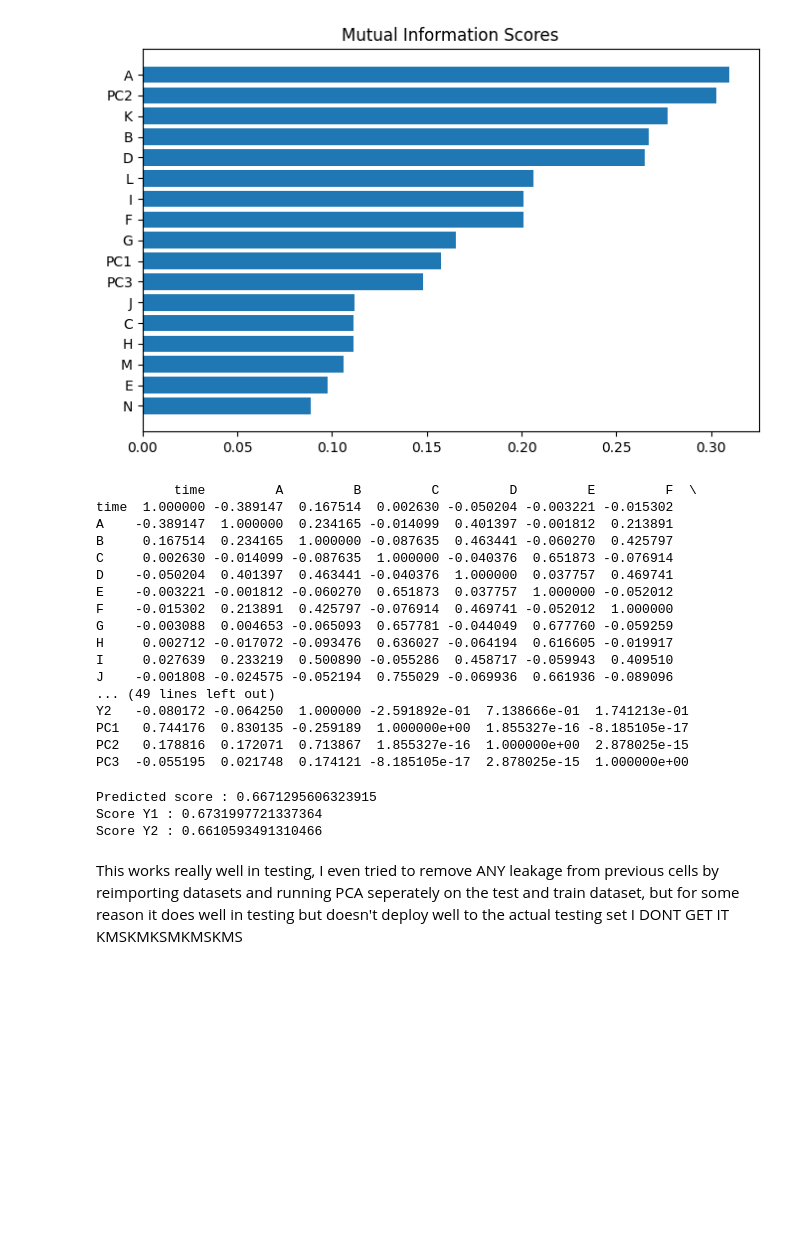
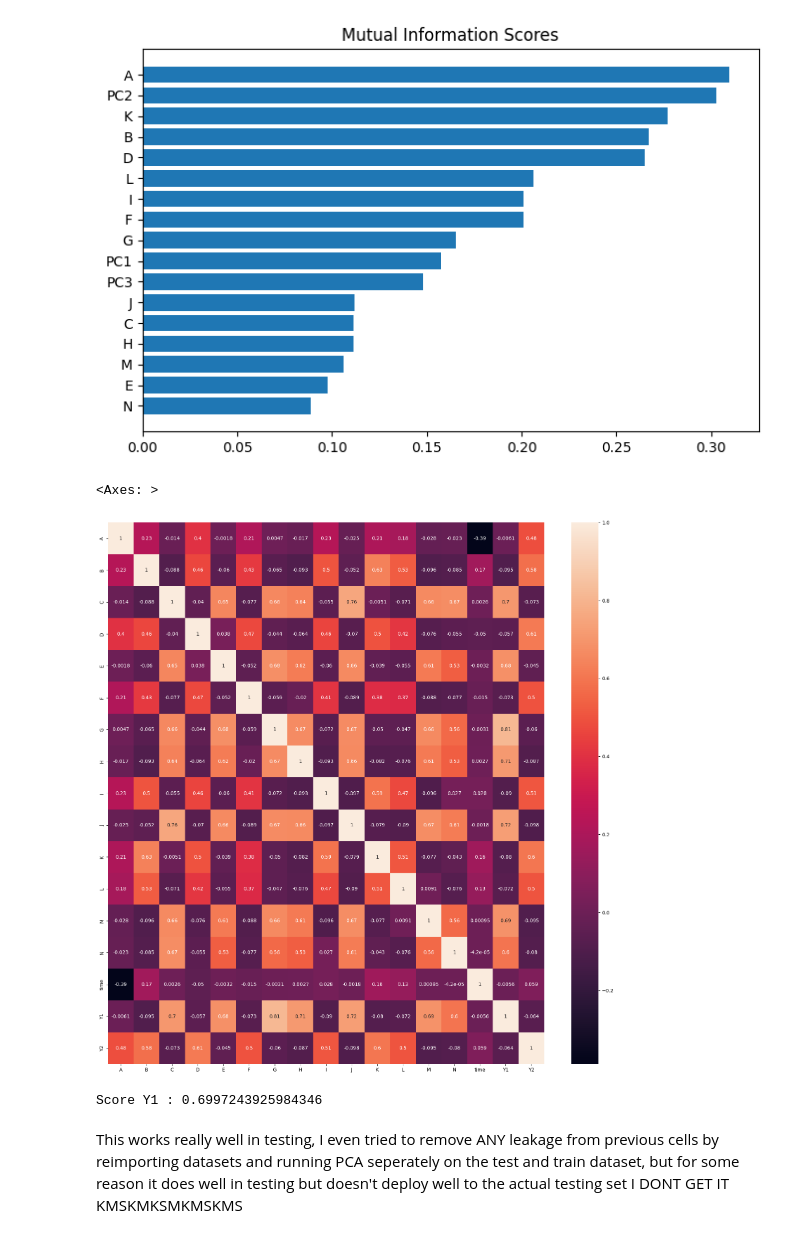
Before and after one commit to amsih/Illiquidiots, a Jupyter notebook: research/research.ipynb, the cells around one changed output. Drawn from its saved outputs; the diff is of its cells as text; code cells hidden in the pictures; blank space fills up the shorter version.

Commit message:
LinReg Model for Y1 - Better Performance

```diff
--- a/research/research.ipynb
+++ b/research/research.ipynb
@@ -294,30 +294,18 @@ plot_mi_scores(mi_scores)
 # %%
 import seaborn as sns
 
+train_data = pd.read_csv('./data/train.csv') # Importing training data
+
+transform = (train_data.drop(["time", "Y1", "Y2"], axis = 1))
+train_data = pd.concat((transform, train_data[["time", "Y1", "Y2"]]), axis = 1)
+
 corr = train_data.select_dtypes("number").corr()
 
-# fig, ax = plt.subplots(nrows = 1, ncols = 1, figsize = (20,20))
+fig, ax = plt.subplots(nrows = 1, ncols = 1, figsize = (20,20))
 
-# sns.heatmap(corr, annot = True)
-
-print(corr)
+sns.heatmap(corr, annot = True)
 # %% [output]
-          time         A         B         C         D         E         F  \
-time  1.000000 -0.389147  0.167514  0.002630 -0.050204 -0.003221 -0.015302
-A    -0.389147  1.000000  0.234165 -0.014099  0.401397 -0.001812  0.213891
-B     0.167514  0.234165  1.000000 -0.087635  0.463441 -0.060270  0.425797
-C     0.002630 -0.014099 -0.087635  1.000000 -0.040376  0.651873 -0.076914
-D    -0.050204  0.401397  0.463441 -0.040376  1.000000  0.037757  0.469741
-E    -0.003221 -0.001812 -0.060270  0.651873  0.037757  1.000000 -0.052012
-F    -0.015302  0.213891  0.425797 -0.076914  0.469741 -0.052012  1.000000
-G    -0.003088  0.004653 -0.065093  0.657781 -0.044049  0.677760 -0.059259
-H     0.002712 -0.017072 -0.093476  0.636027 -0.064194  0.616605 -0.019917
-I     0.027639  0.233219  0.500890 -0.055286  0.458717 -0.059943  0.409510
-J    -0.001808 -0.024575 -0.052194  0.755029 -0.069936  0.661936 -0.089096
-... (49 lines left out)
-Y2   -0.080172 -0.064250  1.000000 -2.591892e-01  7.138666e-01  1.741213e-01
-PC1   0.744176  0.830135 -0.259189  1.000000e+00  1.855327e-16 -8.185105e-17
-PC2   0.178816  0.172071  0.713867  1.855327e-16  1.000000e+00  2.878025e-15
-PC3  -0.055195  0.021748  0.174121 -8.185105e-17  2.878025e-15  1.000000e+00
+<Axes: >
+[figure, added]
 # %%
 from sklearn.model_selection import train_test_split
@@ -362,13 +351,14 @@ X_val["PC3"] = X_pca[:,2]
 # %%
 from sklearn.ensemble import RandomForestRegressor
 from sklearn.metrics import r2_score
+from sklearn.linear_model import LinearRegression
 
 # Choosing Features
 X1_train = X_train[["G", "M", "J", "C", "E", "H", "N", "PC1"]]
 X1_val = X_val[["G", "M", "J", "C", "E", "H", "N", "PC1"]]
 
 # Modelling
-modelY1 = RandomForestRegressor(n_estimators=200, n_jobs = 4)
+modelY1 = LinearRegression()
 
 modelY1.fit(X1_train, y1_train)
 
@@ -381,7 +371,7 @@ X2_train = X_train[["A" ,"PC2", "K", "B", "D", "F", "I", "K", "L"]]
 X2_val = X_val[["A" ,"PC2", "K", "B", "D", "F", "I", "K", "L"]]
 
 # Modelling
-modelY2 = RandomForestRegressor(n_estimators=200, n_jobs = 4)
+modelY2 = RandomForestRegressor(n_estimators=250, n_jobs = 4)
 
 modelY2.fit(X2_train, y2_train)
 
@@ -391,10 +381,8 @@ y2_pred = modelY2.predict(X2_val)
 
 # OUTPUTS
 print(f"Predicted score : {(r2_score(y2_pred, y2_val) + r2_score(y1_pred, y1_val))/2}")
-print(f"Score Y1 : {r2_score(y1_pred, y1_val)} \nScore Y2 : {r2_score(y2_pred, y2_val)}")
+print(f"Score Y1 : {r2_score(y1_pred, y1_val)}\nScore Y2 : {r2_score(y2_pred, y2_val)}")
 # %% [output]
-Predicted score : 0.6671295606323915
-Score Y1 : 0.6731997721337364
-Score Y2 : 0.6610593491310466
+Score Y1 : 0.6997243925984346
 # %% [markdown]
 This works really well in testing, I even tried to remove ANY leakage from previous cells by reimporting datasets and running PCA seperately on the test and train dataset, but for some reason it does well in testing but doesn't deploy well to the actual testing set I DONT GET IT KMSKMKSMKMSKMS
```
Also changed, not shown: parts of 6 cells of this notebook, 1 other file.
